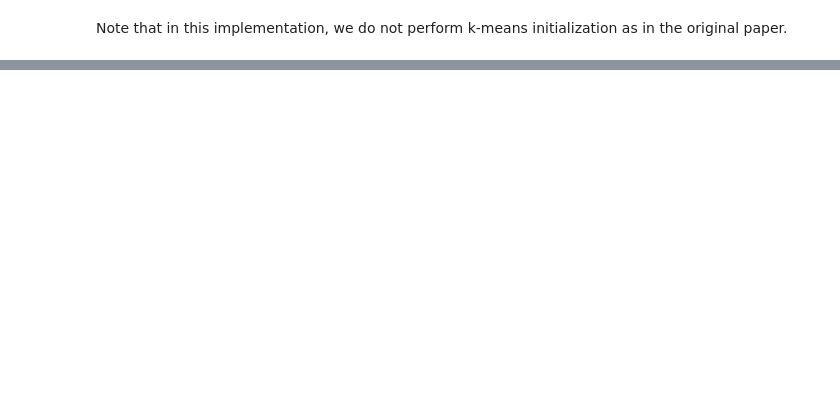
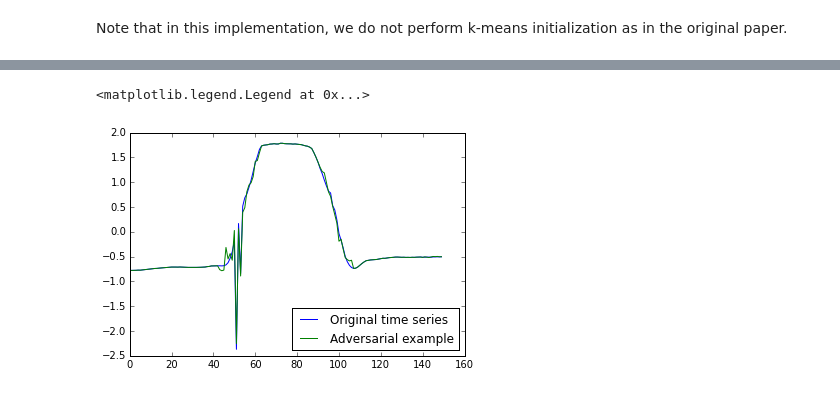
Before and after one commit to afcarl/Homework-1, a Jupyter notebook: pynb/learning_shapelets.ipynb, the cells around one changed output, grey strips where cells are left out. Saved outputs shown, nothing was run; the diff lists cells and outputs as text; code cells hidden in the pictures; blank space fills up the shorter version.

Commit message:
Adversarial training for LS

```diff
--- a/pynb/learning_shapelets.ipynb
+++ b/pynb/learning_shapelets.ipynb
@@ -152,0 +158,26 @@ Note that in this implementation, we do not perform k-means initialization as in
+# %%
+def grad_Tij(ts_i, target_label, shapelets, weights):
+    dL_dYi = - (target_label - predict(ts_i, shapelets, weights))
+    n_shapelets = len(shapelets)
+    L = ts_i.shape[0]
+    dYi_dTij = numpy.zeros(ts_i.shape)
+    for k in range(n_shapelets):
+        sz = shapelets[k].shape[0]
+        j_star = numpy.argmin([numpy.linalg.norm(ts_i[t:t+sz] - shapelets[k]) ** 2 for t in range(L-sz+1)])
+        dYi_dTij[j_star:j_star+sz] += weights[k+1] * (ts_i[j_star:j_star+sz] - shapelets[k]) / sz
+    return dL_dYi * dYi_dTij
+
+ts_i = x_train[47].copy()
+y_true = y_train[47]
+y_target = 1 - y_true
+
+print(y_true, predict(ts_i, shapelets, weights))
+
+for niter in range(2001):
+    ts_i -= 0.001 * grad_Tij(ts_i, y_target, shapelets, weights)
+    if niter % 100 == 0:
+        print(niter, predict(ts_i, shapelets, weights),
+              numpy.linalg.norm(ts_i - x_train[47]) / numpy.linalg.norm(x_train[47]))
+        if numpy.abs(y_target - predict(ts_i, shapelets, weights)) < 0.45:
+            print("Stopped after %d iterations" % niter)
+            break
@@ -152,0 +198,8 @@ Note that in this implementation, we do not perform k-means initialization as in
+# %%
+L = ts_i.shape[0]
+plt.plot(numpy.arange(L), x_train[47], label="Original time series")
+plt.plot(numpy.arange(L), ts_i, label="Adversarial example")
+plt.legend(loc="lower right")
+# %% [output]
+<matplotlib.legend.Legend at 0x...>
+[figure, added]
```
Also changed, not shown: parts of 7 cells of this notebook.
